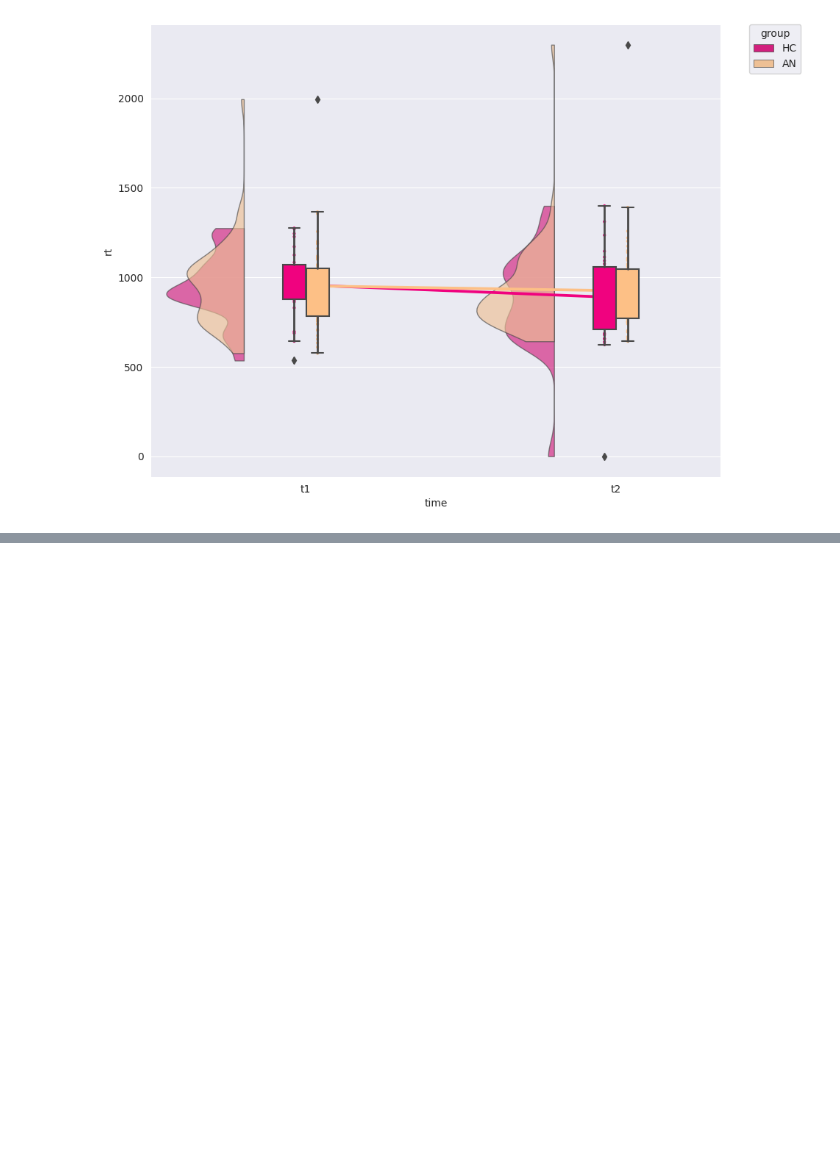
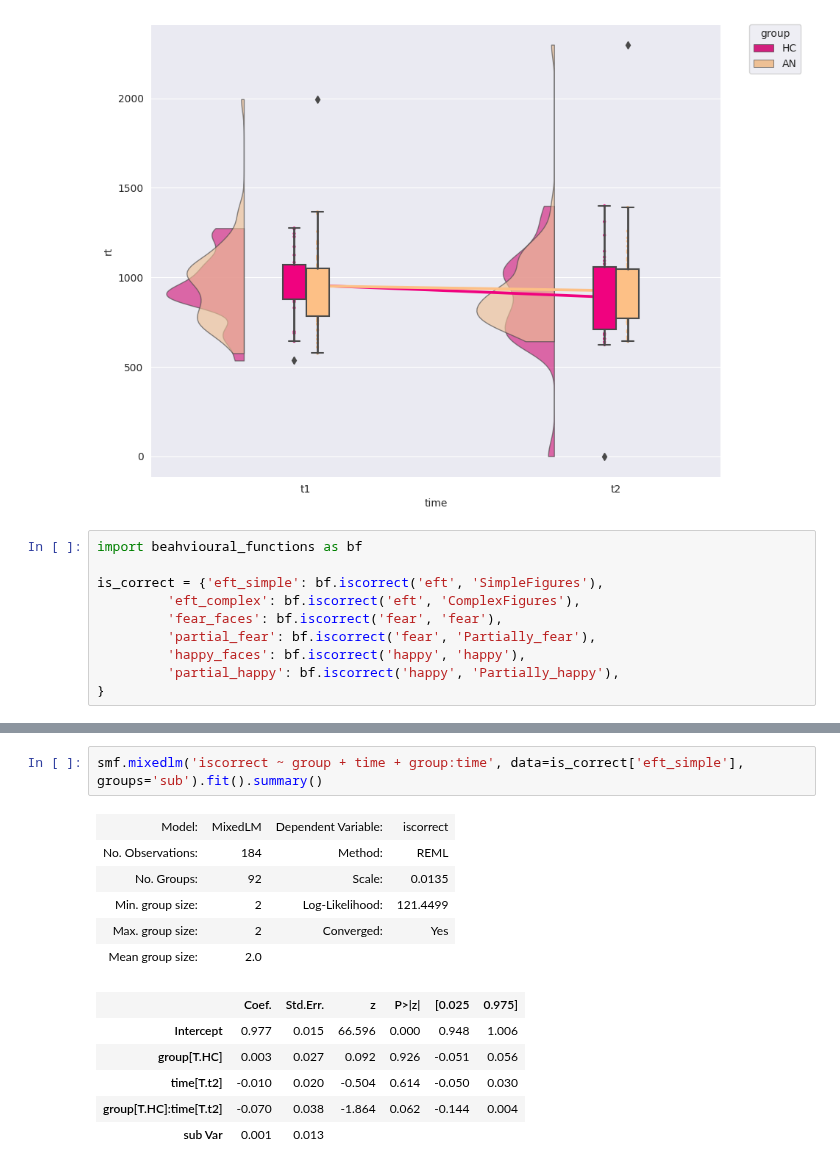
Before and after one commit to WMDA/socio-emotion-cognition, a Jupyter notebook: task_fmri/task_behavioural_measures/task_differences.ipynb, the cells around one changed output, grey strips where cells are left out. Drawn from its saved outputs; the diff is of its cells as text; blank space fills up the shorter version.

```diff
--- a/task_fmri/task_behavioural_measures/task_differences.ipynb
+++ b/task_fmri/task_behavioural_measures/task_differences.ipynb
@@ -182,3 +187,13 @@ partial_happy
 [figure]
 [figure]
 [figure]
+# %%
+import beahvioural_functions as bf
+
+is_correct = {'eft_simple': bf.iscorrect('eft', 'SimpleFigures'),
+         'eft_complex': bf.iscorrect('eft', 'ComplexFigures'),
+         'fear_faces': bf.iscorrect('fear', 'fear'),
+         'partial_fear': bf.iscorrect('fear', 'Partially_fear'),
+         'happy_faces': bf.iscorrect('happy', 'happy'),
+         'partial_happy': bf.iscorrect('happy', 'Partially_happy'),
+}
@@ -184,0 +213,15 @@ partial_happy
+# %%
+smf.mixedlm('iscorrect ~ group + time + group:time', data=is_correct['eft_simple'], groups='sub').fit().summary()
+# %% [output]
+| Model: | MixedLM | Dependent Variable: | iscorrect |
+| No. Observations: | 184 | Method: | REML |
+| No. Groups: | 92 | Scale: | 0.0135 |
+| Min. group size: | 2 | Log-Likelihood: | 121.4499 |
+| Max. group size: | 2 | Converged: | Yes |
+| Mean group size: | 2.0 |  |  |
+|  | Coef. | Std.Err. | z | P>|z| | [0.025 | 0.975] |
+| Intercept | 0.977 | 0.015 | 66.596 | 0.000 | 0.948 | 1.006 |
+| group[T.HC] | 0.003 | 0.027 | 0.092 | 0.926 | -0.051 | 0.056 |
+| time[T.t2] | -0.010 | 0.020 | -0.504 | 0.614 | -0.050 | 0.030 |
+| group[T.HC]:time[T.t2] | -0.070 | 0.038 | -1.864 | 0.062 | -0.144 | 0.004 |
+| sub Var | 0.001 | 0.013 |  |  |  |  |
```
Also changed, not shown: parts of 11 cells of this notebook, 7 other files.
